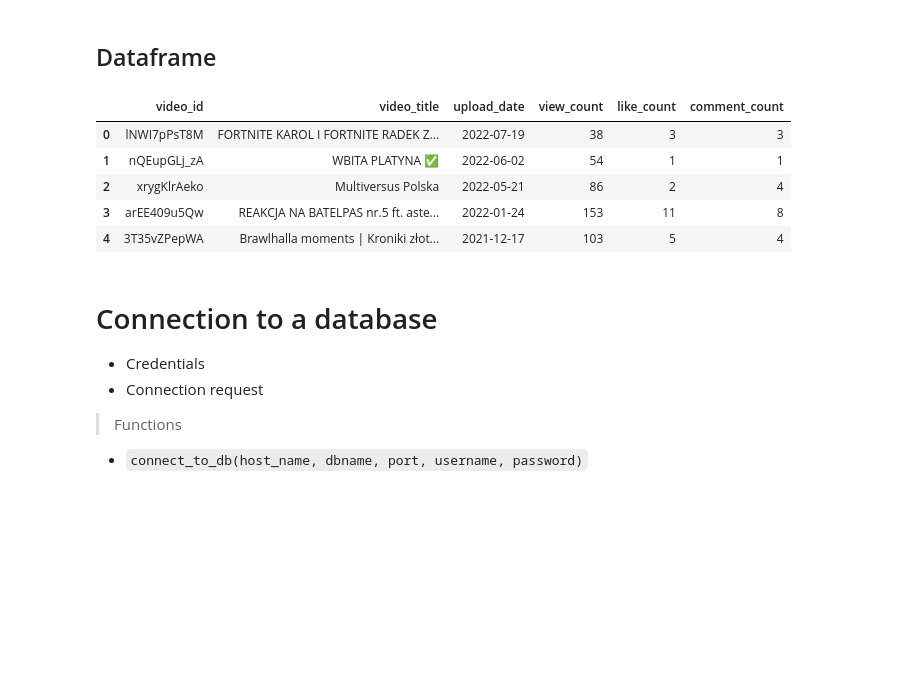
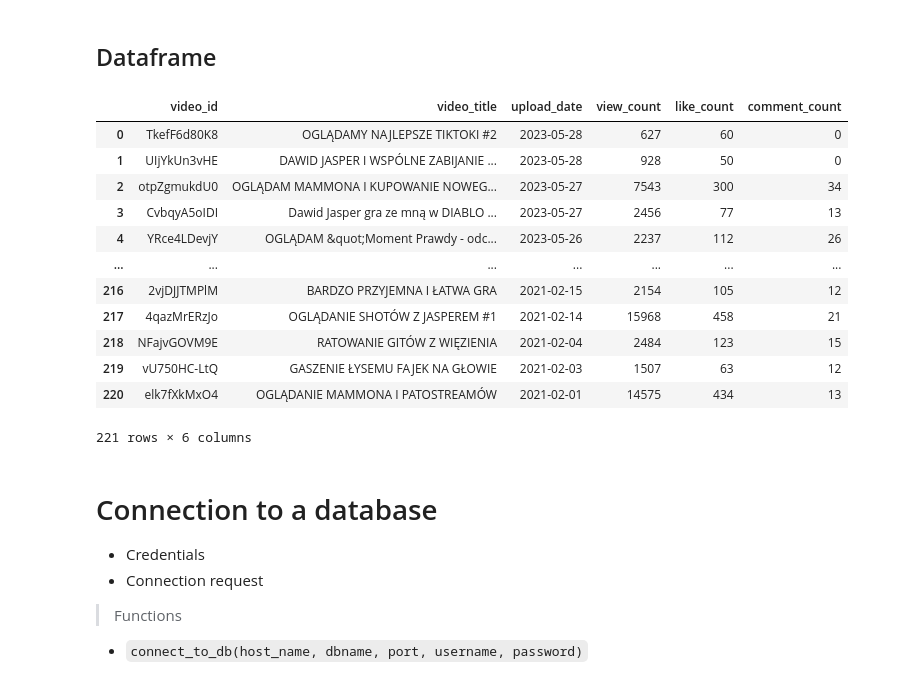
Before and after one commit to RadoslawJDA/Portfolio, a Jupyter notebook: YouTube-pipeline/youtube_pipeline.ipynb, the cells around one changed output. Saved outputs shown, nothing was run; the diff lists cells and outputs as text; code cells hidden in the pictures; blank space fills up the shorter version.

```diff
--- a/YouTube-pipeline/youtube_pipeline.ipynb
+++ b/YouTube-pipeline/youtube_pipeline.ipynb
@@ -67,3 +66,43 @@ def get_videos(df):
+# %%
+def process_video(video, df):
+    if video['id']['kind'] == "youtube#video":
+        video_id = video['id']['videoId']
+        video_title = video['snippet']['title']
+        upload_date = video['snippet']['publishedAt']
+        upload_date = str(upload_date).split("T")[0]
+
+        view_count, like_count, comment_count = get_video_details(video_id)
+
+        # Save data in pandas df
+        df = pd.concat([df, pd.DataFrame({'video_id': [video_id], "video_title": [video_title],
+                                        "upload_date": [upload_date], "view_count": [view_count],
+                                        "like_count": [like_count], "comment_count": [comment_count]})],
+                                        ignore_index=True)
+
+    return df
+
+def get_videos(df):
+    pageToken = ""
+    url = "https://www.googleapis.com/youtube/v3/search?key=" + API_KEY + "&channelId=" + CHANNEL_ID + "&part=snippet,id&order=date&maxResults=10000" + pageToken
+    response = requests.get(url).json()
+    time.sleep(1)
+
+    for video in response['items']:
+        df = process_video(video, df)
+
+    more_pages = True
+    while more_pages:
+        next_page_token = response.get('nextPageToken')
+        if next_page_token is None:
+            more_pages = False
+        else:
+            url = "https://www.googleapis.com/youtube/v3/search?key=" + API_KEY + "&channelId=" + CHANNEL_ID + "&part=snippet,id&order=date&maxResults=10000&pageToken=" + next_page_token
+            response = requests.get(url).json()
+
+            for video in response['items']:
+                df = process_video(video, df)
+
+    return df
 # %%
 # dataframe
 df = pd.DataFrame(columns=("video_id","video_title","upload_date","view_count","like_count","comment_count"))
@@ -72,13 +111,21 @@ df = get_videos(df)
 ## Dataframe
 # %%
 df.head()
+df
 # %% [output]
 |  | video_id | video_title | upload_date | view_count | like_count | comment_count |
-| 0 | lNWI7pPsT8M | FORTNITE KAROL I FORTNITE RADEK Z... | 2022-07-19 | 38 | 3 | 3 |
-| 1 | nQEupGLj_zA | WBITA PLATYNA ✅ | 2022-06-02 | 54 | 1 | 1 |
-| 2 | xrygKlrAeko | Multiversus Polska | 2022-05-21 | 86 | 2 | 4 |
-| 3 | arEE409u5Qw | REAKCJA NA BATELPAS nr.5 ft. aste... | 2022-01-24 | 153 | 11 | 8 |
-| 4 | 3T35vZPepWA | Brawlhalla moments | Kroniki złot... | 2021-12-17 | 103 | 5 | 4 |
+| 0 | TkefF6d80K8 | OGLĄDAMY NAJLEPSZE TIKTOKI #2 | 2023-05-28 | 627 | 60 | 0 |
+| 1 | UIjYkUn3vHE | DAWID JASPER I WSPÓLNE ZABIJANIE ... | 2023-05-28 | 928 | 50 | 0 |
+| 2 | otpZgmukdU0 | OGLĄDAM MAMMONA I KUPOWANIE NOWEG... | 2023-05-27 | 7543 | 300 | 34 |
+| 3 | CvbqyA5oIDI | Dawid Jasper gra ze mną w DIABLO ... | 2023-05-27 | 2456 | 77 | 13 |
+| 4 | YRce4LDevjY | OGLĄDAM &quot;Moment Prawdy - odc... | 2023-05-26 | 2237 | 112 | 26 |
+| ... | ... | ... | ... | ... | ... | ... |
+| 216 | 2vjDJJTMPlM | BARDZO PRZYJEMNA I ŁATWA GRA | 2021-02-15 | 2154 | 105 | 12 |
+| 217 | 4qazMrERzJo | OGLĄDANIE SHOTÓW Z JASPEREM #1 | 2021-02-14 | 15968 | 458 | 21 |
+| 218 | NFajvGOVM9E | RATOWANIE GITÓW Z WIĘZIENIA | 2021-02-04 | 2484 | 123 | 15 |
+| 219 | vU750HC-LtQ | GASZENIE ŁYSEMU FAJEK NA GŁOWIE | 2021-02-03 | 1507 | 63 | 12 |
+| 220 | elk7fXkMxO4 | OGLĄDANIE MAMMONA I PATOSTREAMÓW | 2021-02-01 | 14575 | 434 | 13 |
+221 rows × 6 columns
 # %% [markdown]
 # Connection to a database
 
```
Also changed, not shown: parts of 17 cells of this notebook.
